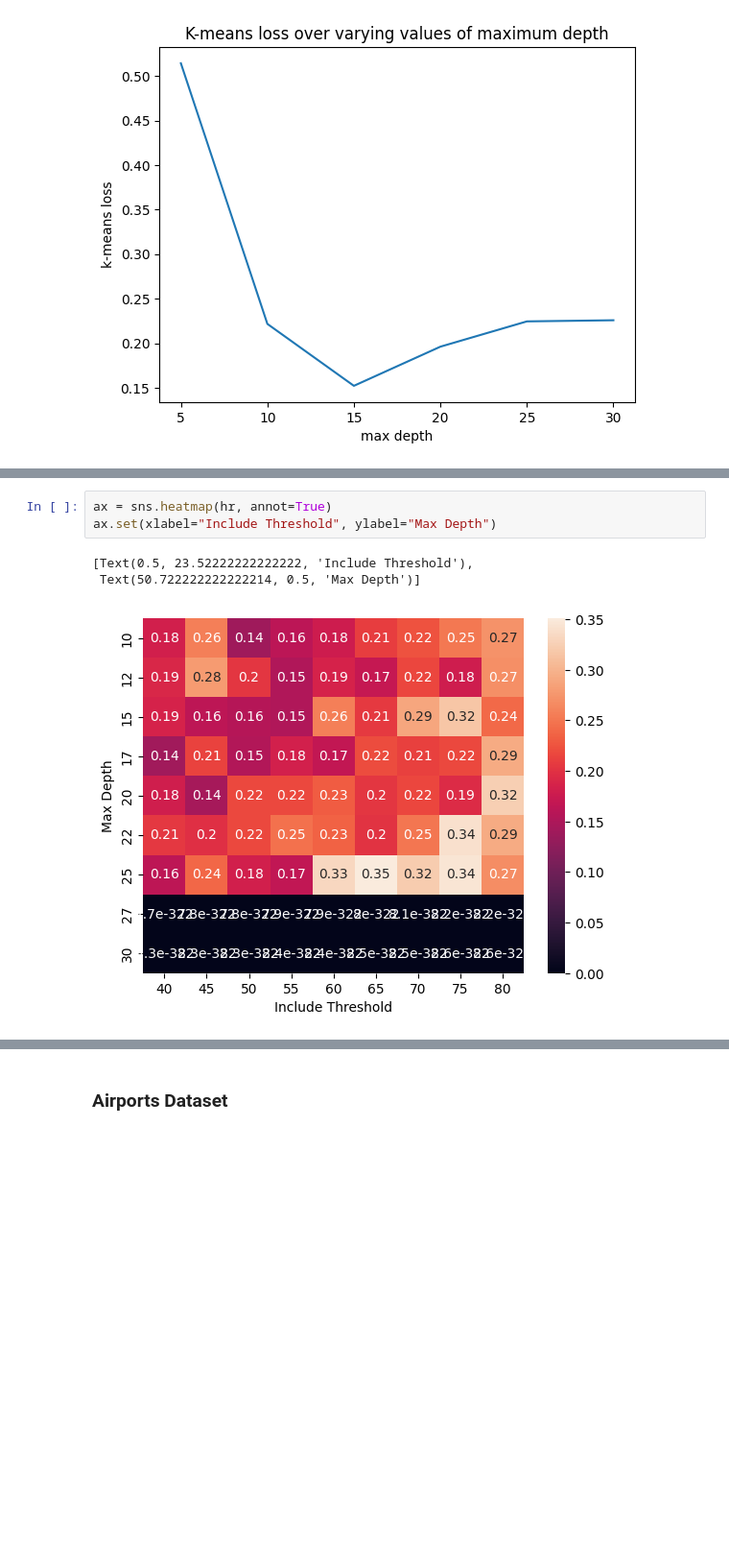
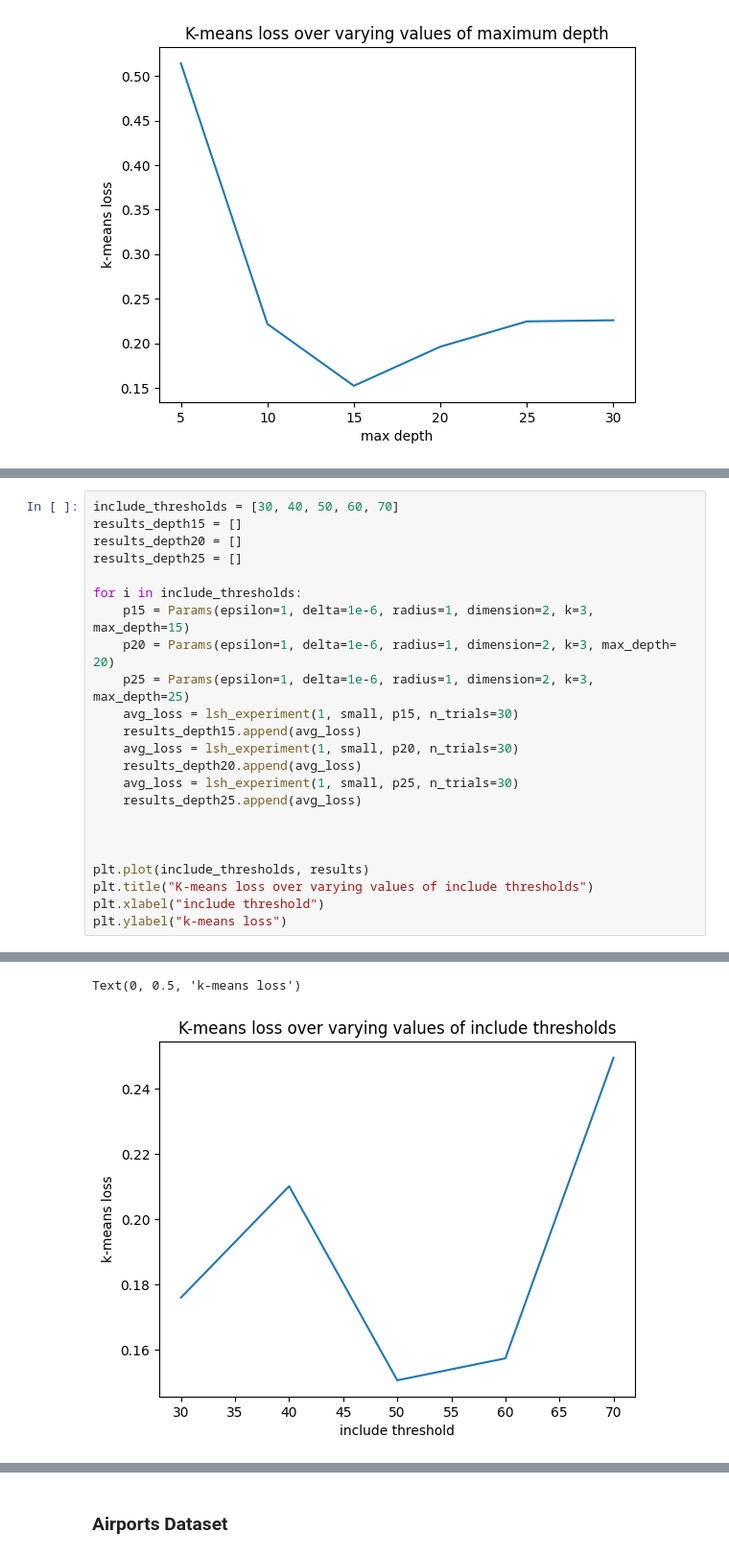
Before and after one commit to amy-ln/dpclustering, a Jupyter notebook: lsh-experiment.ipynb, the cells around one changed output, grey strips where cells are left out. Shown at 96% size. Saved outputs shown, nothing was run; the diff lists cells and outputs as text; blank space fills up the shorter version.

```diff
--- a/lsh-experiment.ipynb
+++ b/lsh-experiment.ipynb
@@ -213,7 +94,24 @@ hr
-# %%
-ax = sns.heatmap(hr, annot=True)
-ax.set(xlabel="Include Threshold", ylabel="Max Depth")
-# %% [output]
-[Text(0.5, 23.52222222222222, 'Include Threshold'),
- Text(50.722222222222214, 0.5, 'Max Depth')]
-[figure, removed]
+# %%
+include_thresholds = [30, 40, 50, 60, 70]
+results_depth15 = []
+results_depth20 = []
+results_depth25 = []
+
+for i in include_thresholds:
+    p15 = Params(epsilon=1, delta=1e-6, radius=1, dimension=2, k=3, max_depth=15)
+    p20 = Params(epsilon=1, delta=1e-6, radius=1, dimension=2, k=3, max_depth= 20)
+    p25 = Params(epsilon=1, delta=1e-6, radius=1, dimension=2, k=3, max_depth=25)
+    avg_loss = lsh_experiment(1, small, p15, n_trials=30)
+    results_depth15.append(avg_loss)
+    avg_loss = lsh_experiment(1, small, p20, n_trials=30)
+    results_depth20.append(avg_loss)
+    avg_loss = lsh_experiment(1, small, p25, n_trials=30)
+    results_depth25.append(avg_loss)
+
+
+
+plt.plot(include_thresholds, results)
+plt.title("K-means loss over varying values of include thresholds")
+plt.xlabel("include threshold")
+plt.ylabel("k-means loss")
+# %% [output]
@@ -219,0 +135,2 @@ ax.set(xlabel="Include Threshold", ylabel="Max Depth")
+Text(0, 0.5, 'k-means loss')
+[figure, added]
```
Also changed, not shown: parts of 20 cells of this notebook, 1 other file.
